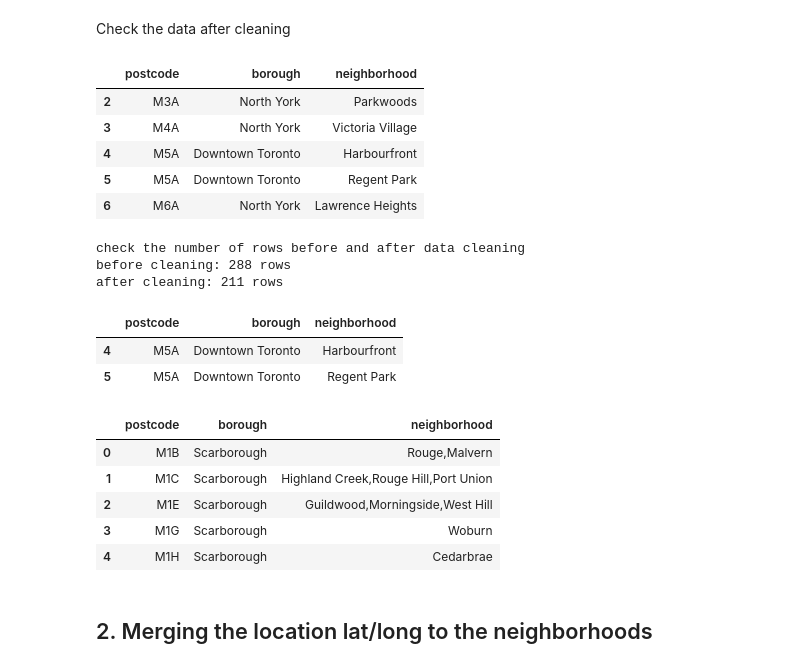
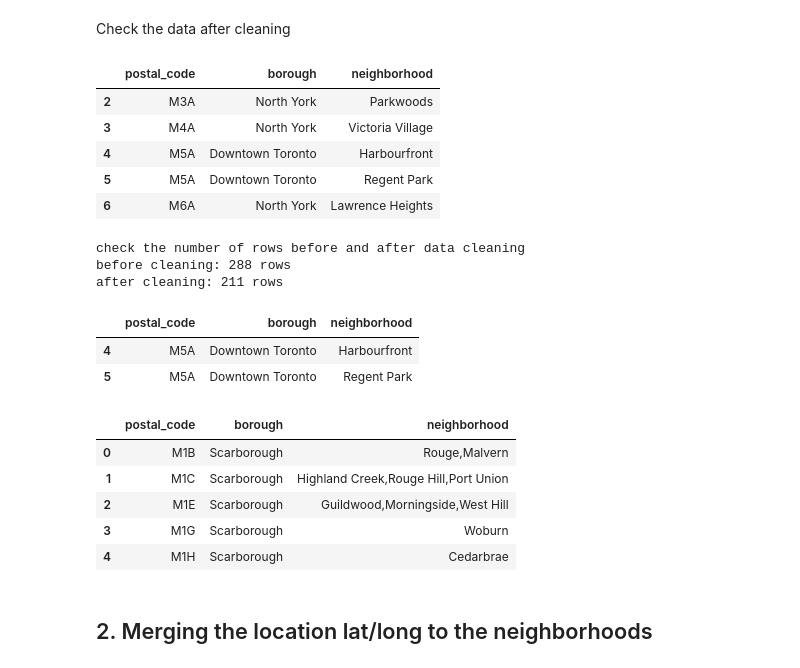
Before and after one commit to tungvs1486/coursera_capstone, a Jupyter notebook: Applied DS capstone - Week 2/Applied DS capstone - Week 2.ipynb, the cells around one changed output. Cells and saved outputs as stored; diff of their text form; code cells hidden in the pictures.

```diff
--- a/Applied DS capstone - Week 2/Applied DS capstone - Week 2.ipynb
+++ b/Applied DS capstone - Week 2/Applied DS capstone - Week 2.ipynb
@@ -25,6 +25,6 @@ for row in rows:
 Generate the dataframe
 # %%
 df = pd.DataFrame(data)
-df.columns = ['postcode', 'borough', 'neighborhood']
+df.columns = ['postal_code', 'borough', 'neighborhood']
 df.head()
 # %% [output]
@@ -56,7 +56,7 @@ Check the data after cleaning
 # %%
 df_2.head()
 # %% [output]
-|  | postcode | borough | neighborhood |
+|  | postal_code | borough | neighborhood |
 | 2 | M3A | North York | Parkwoods |
 | 3 | M4A | North York | Victoria Village |
 | 4 | M5A | Downtown Toronto | Harbourfront |
@@ -71,9 +71,9 @@ check the number of rows before and after data cleaning
 before cleaning: 288 rows
 after cleaning: 211 rows
 # %%
-df_2[df_2.postcode == 'M5A'].head()
+df_2[df_2.postal_code == 'M5A'].head()
 # %% [output]
-|  | postcode | borough | neighborhood |
+|  | postal_code | borough | neighborhood |
 | 4 | M5A | Downtown Toronto | Harbourfront |
 | 5 | M5A | Downtown Toronto | Regent Park |
 # %%
@@ -82,7 +81,7 @@ df_group.reset_index(inplace=True)
 # %%
-df_group.head()
+df_group_neighborhood.head()
 # %% [output]
-|  | postcode | borough | neighborhood |
+|  | postal_code | borough | neighborhood |
 | 0 | M1B | Scarborough | Rouge,Malvern |
 | 1 | M1C | Scarborough | Highland Creek,Rouge Hill,Port Union |
 | 2 | M1E | Scarborough | Guildwood,Morningside,West Hill |
```
Also changed, not shown: parts of 51 cells of this notebook.
